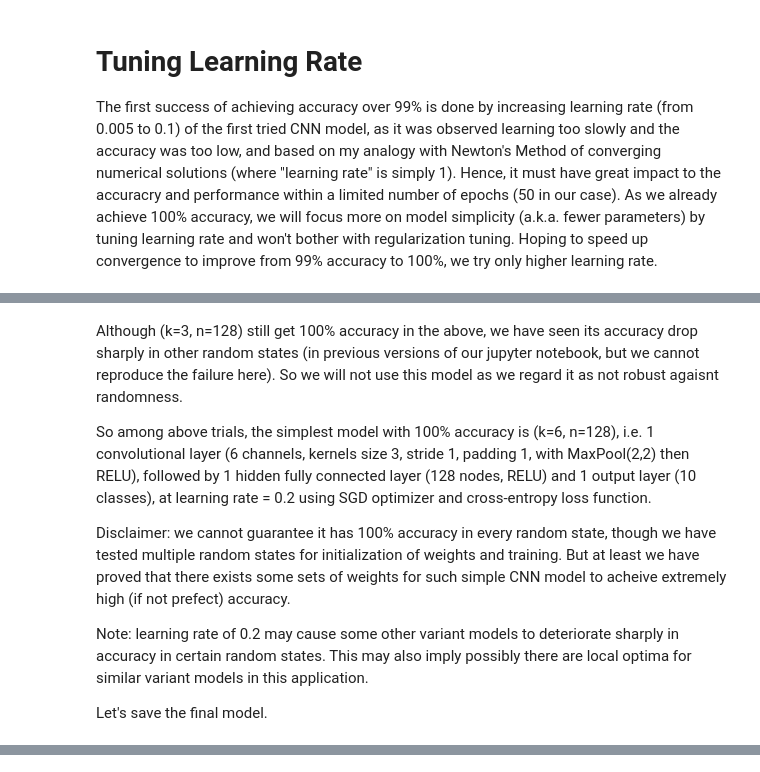
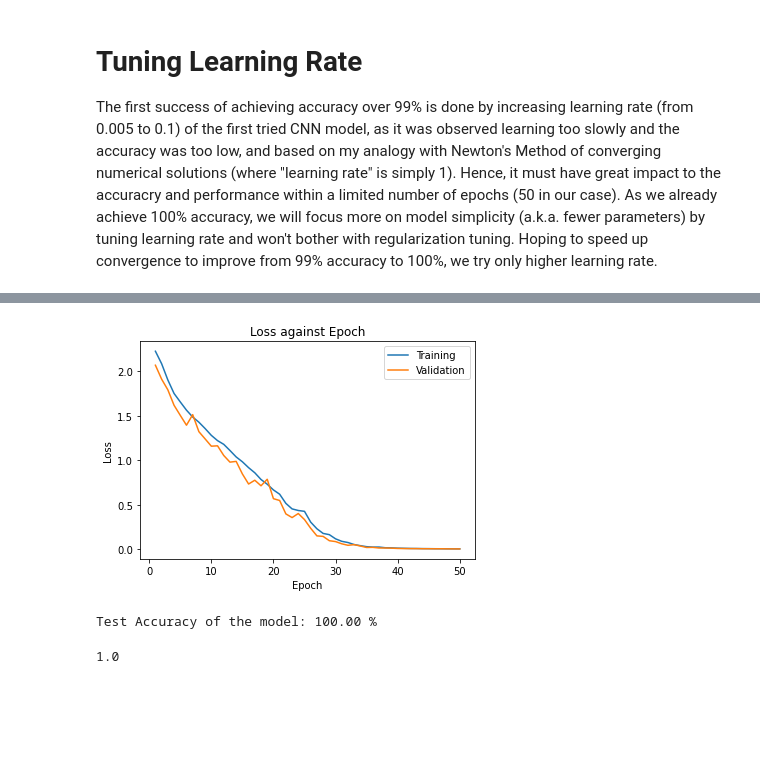
Before and after one commit to alexxcollins/AI_INM702_collab, a Jupyter notebook: task4/nb/CIFAR-10_Image_Classification.ipynb, the cells around one changed output, grey strips where cells are left out. Saved outputs shown, nothing was run; the diff lists cells and outputs as text; code cells hidden in the pictures; blank space fills up the shorter version.

```diff
--- a/task4/nb/CIFAR-10_Image_Classification.ipynb
+++ b/task4/nb/CIFAR-10_Image_Classification.ipynb
@@ -1077,11 +897,0 @@ Test Accuracy of the model: 100.00 %
-# %% [markdown]
-Although (k=3, n=128) still get 100% accuracy in the above, we have seen its accuracy drop sharply in other random states (in previous versions of our jupyter notebook, but we cannot reproduce the failure here). So we will not use this model as we regard it as not robust agaisnt randomness.
-
-So among above trials, the simplest model with 100% accuracy is (k=6, n=128), i.e.
-1 convolutional layer (6 channels, kernels size 3, stride 1, padding 1, with MaxPool(2,2) then RELU), followed by 1 hidden fully connected layer (128 nodes, RELU) and 1 output layer (10 classes), at learning rate = 0.2 using SGD optimizer and cross-entropy loss function.
-
-Disclaimer: we cannot guarantee it has 100% accuracy in every random state, though we have tested multiple random states for initialization of weights and training. But at least we have proved that there exists some sets of weights for such simple CNN model to acheive extremely high (if not prefect) accuracy.
-
-Note: learning rate of 0.2 may cause some other variant models to deteriorate sharply in accuracy in certain random states. This may also imply possibly there are local optima for similar variant models in this application.
-
-Let's save the final model.
@@ -1089,0 +898,10 @@ torch.save(CNNs[6][128].state_dict(), './cifar_CNN_final.pth')
+# %%
+seed=1
+torch.manual_seed(seed)
+random.seed(seed)
+np.random.seed(seed)
+rng = np.random.default_rng(seed=seed)
+CNNs[6][128]=CNN_variant(6, 128)
+train_val(CNNs[6][128], learning_rate=0.2)
+test(CNNs[6][128])
+# %% [output]
@@ -1089,0 +925,3 @@ torch.save(CNNs[6][128].state_dict(), './cifar_CNN_final.pth')
+[figure, added]
+Test Accuracy of the model: 100.00 %
+1.0
```
Also changed, not shown: parts of 15 cells of this notebook.
